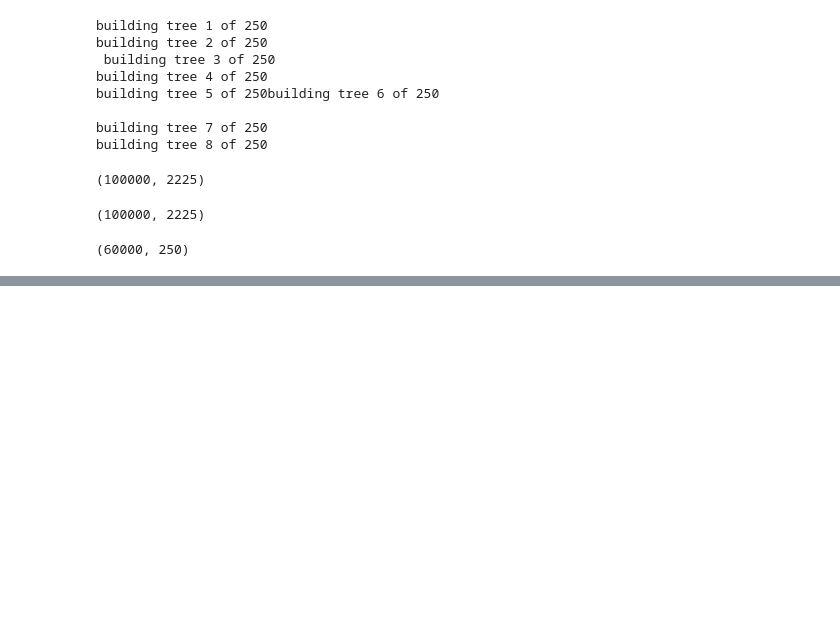
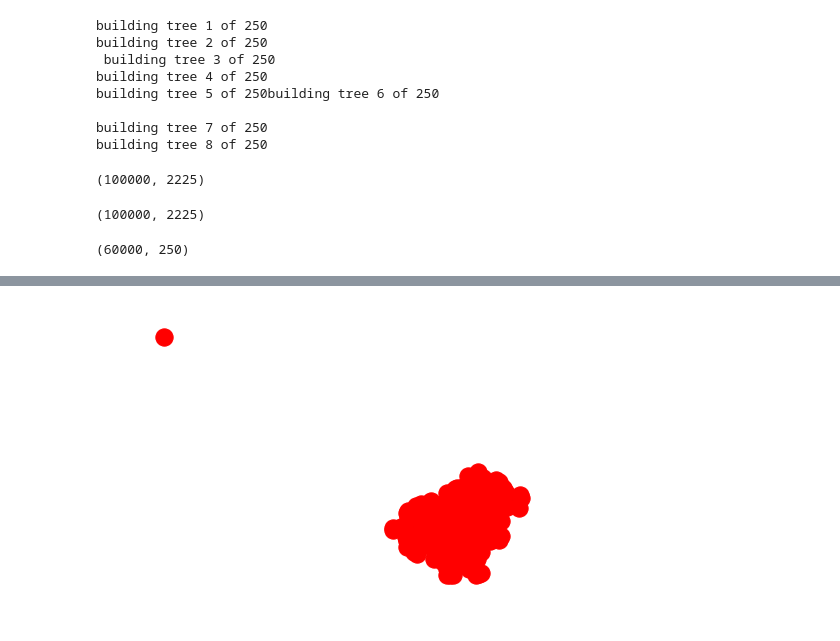
Before and after one commit to nkpng2k/mercari_price_suggestion, a Jupyter notebook: mercari_eda.ipynb, the cells around one changed output, grey strips where cells are left out. Drawn from its saved outputs; the diff is of its cells as text; code cells hidden in the pictures; blank space fills up the shorter version.

Commit message:
committing some things

```diff
--- a/mercari_eda.ipynb
+++ b/mercari_eda.ipynb
@@ -398,0 +404,3 @@ NameError: name 'rf' is not defined
+# %%
+train = pd.read_csv('data/new_features_dropped_zeros.csv')
+small_data = train.sample(100000)
@@ -398,0 +409,5 @@ NameError: name 'rf' is not defined
+# %%
+top_mid = list(zip(small_data.category_top, small_data.category_middle))
+mid_bot = list(zip(small_data.category_middle, small_data.category_bottom))
+all_zip = list(zip(small_data.category_top, small_data.category_middle, small_data.category_bottom))
+all_zip
@@ -398,0 +452,4 @@ NameError: name 'rf' is not defined
+# %%
+graph = netx.MultiGraph()
+for thing in all_zip:
+    graph.add_path(thing)
@@ -398,0 +476,5 @@ NameError: name 'rf' is not defined
+# %%
+netx.draw(graph, fig_size=(100000,100000))
+plt.draw()
+# %% [output]
+[figure, added]
```
Also changed, not shown: parts of 7 cells of this notebook.
